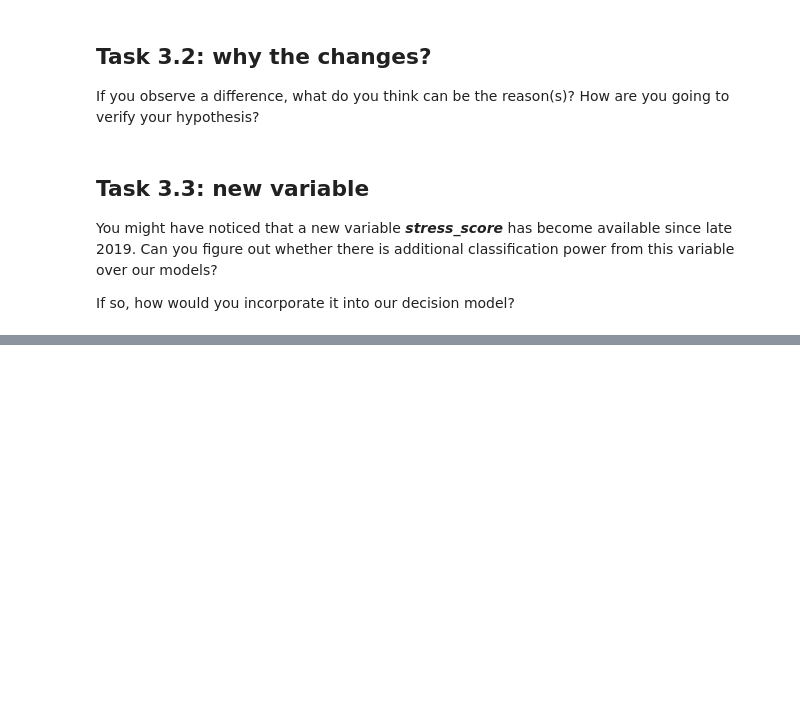
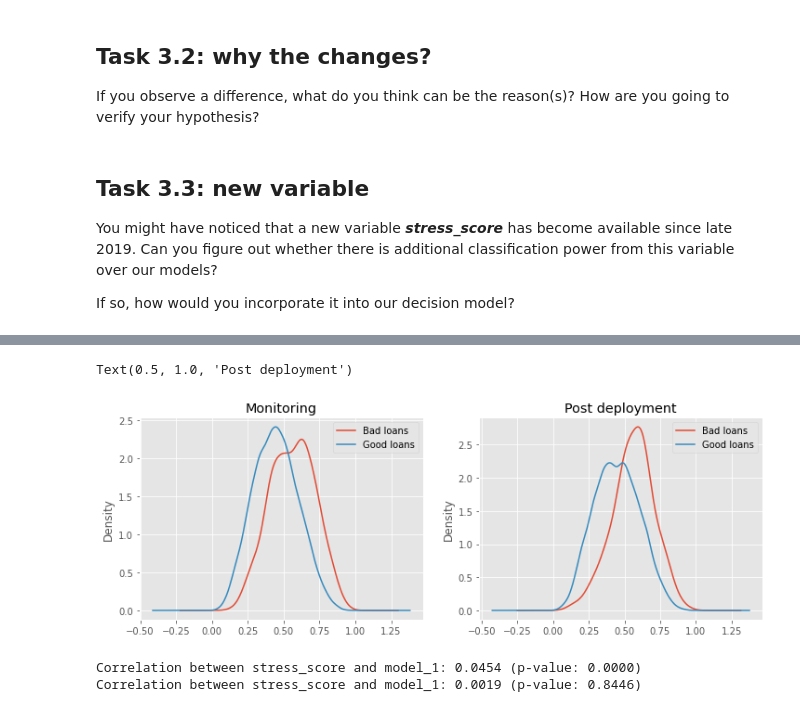
Before and after one commit to FelixHoeschle/m_take_home, a Jupyter notebook: felix_hoschle_take_home.ipynb, the cells around one changed output, grey strips where cells are left out. Saved outputs shown, nothing was run; the diff lists cells and outputs as text; code cells hidden in the pictures; blank space fills up the shorter version.

```diff
--- a/felix_hoschle_take_home.ipynb
+++ b/felix_hoschle_take_home.ipynb
@@ -550,6 +610,3 @@ If you observe a difference, what do you think can be the reason(s)? How are you
 You might have noticed that a new variable ***stress_score*** has become available since late 2019. Can you figure out whether there is additional classification power from this variable over our models?
 
 If so, how would you incorporate it into our decision model?
-# %%
-# Calculate residuals for model_1 and is_bad_12m
-ap_df_monitoring['residuals_m1'] = ap_df_monitoring['is_bad_12m'] - ap_df_monitoring['model_1']
@@ -573,0 +629,34 @@ Text(0, 0.5, 'residuals_m1')
+# %%
+# density function for stress_score split by is_bad_12m
+# Results: Stress score is separating good and bad loans somewhat and appears to have predictive power
+plt.figure(figsize=(12, 4))
+plt.subplot(1, 2, 1)
+
+ap_df_monitoring.query('is_bad_12m==1')['stress_score'].plot(kind='kde')
+ap_df_monitoring.query('is_bad_12m==0')['stress_score'].plot(kind='kde')
+plt.legend(['Bad loans', 'Good loans'])
+plt.title('Monitoring')
+
+plt.subplot(1, 2, 2)
+ap_df_post_deployment.query('is_bad_12m==1')['stress_score'].plot(kind='kde')
+ap_df_post_deployment.query('is_bad_12m==0')['stress_score'].plot(kind='kde')
+plt.legend(['Bad loans', 'Good loans'])
+plt.title('Post deployment')
+# %% [output]
+Text(0.5, 1.0, 'Post deployment')
+[figure, added]
+# %%
+# The stress_score variable is somewhat correlated with model_1, however, the correlation is week enough that there still might be predictive power in stress_score
+ap_df_monitoring_dropna = ap_df_monitoring.dropna(subset=['stress_score'])
+ap_df_post_deployment_dropna = ap_df_post_deployment.dropna(subset=['stress_score'])
+
+# Low, but significant correlation, so we would still expect additional predictive power from stress_score
+correlation, p_value = pearsonr(ap_df_monitoring_dropna['stress_score'], ap_df_monitoring_dropna['model_1'])
+print(f'Correlation between stress_score and model_1: {correlation:.4f} (p-value: {p_value:.4f})')
+
+# even less of a correlation which would be good for predictive power
+correlation, p_value = pearsonr(ap_df_post_deployment_dropna['stress_score'], ap_df_post_deployment_dropna['model_1'])
+print(f'Correlation between stress_score and model_1: {correlation:.4f} (p-value: {p_value:.4f})')
+# %% [output]
+Correlation between stress_score and model_1: 0.0454 (p-value: 0.0000)
+Correlation between stress_score and model_1: 0.0019 (p-value: 0.8446)
```
Also changed, not shown: parts of 10 cells of this notebook.
